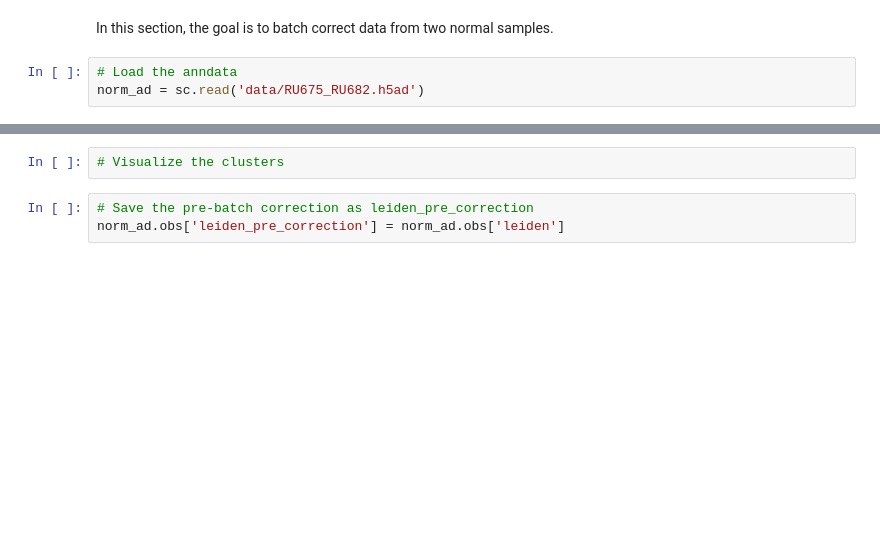
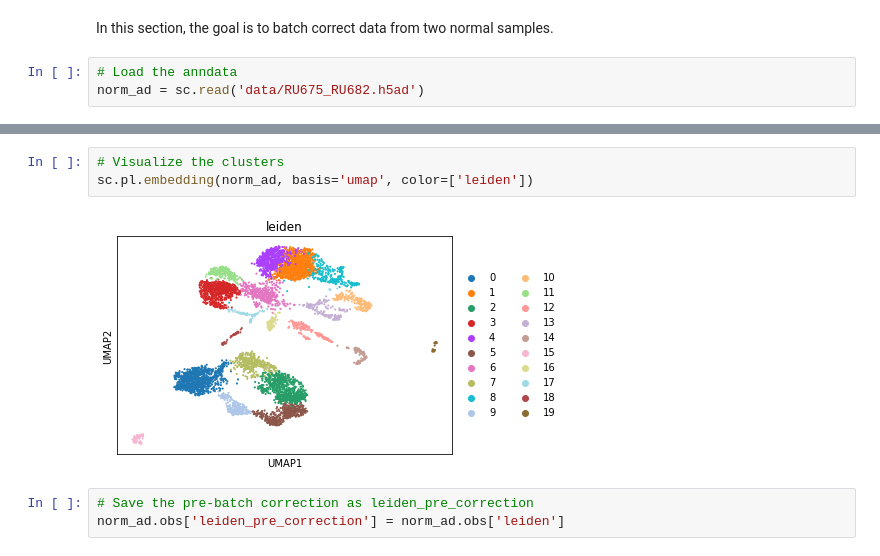
Before and after one commit to kristenabe/tfcb_2024-copy, a Jupyter notebook: homeworks/homework08/Abe_Homework8.ipynb, the cells around one changed output, grey strips where cells are left out. Drawn from its saved outputs; the diff is of its cells as text; blank space fills up the shorter version.

```diff
--- a/homeworks/homework08/Abe_Homework8.ipynb
+++ b/homeworks/homework08/Abe_Homework8.ipynb
@@ -369,5 +380,8 @@ norm_ad
 # %%
 # Visualize the clusters
+sc.pl.embedding(norm_ad, basis='umap', color=['leiden'])
+# %% [output]
+[figure, added]
 # %%
 # Save the pre-batch correction as leiden_pre_correction
 norm_ad.obs['leiden_pre_correction'] = norm_ad.obs['leiden']
```
Also changed, not shown: parts of 2 cells of this notebook.
